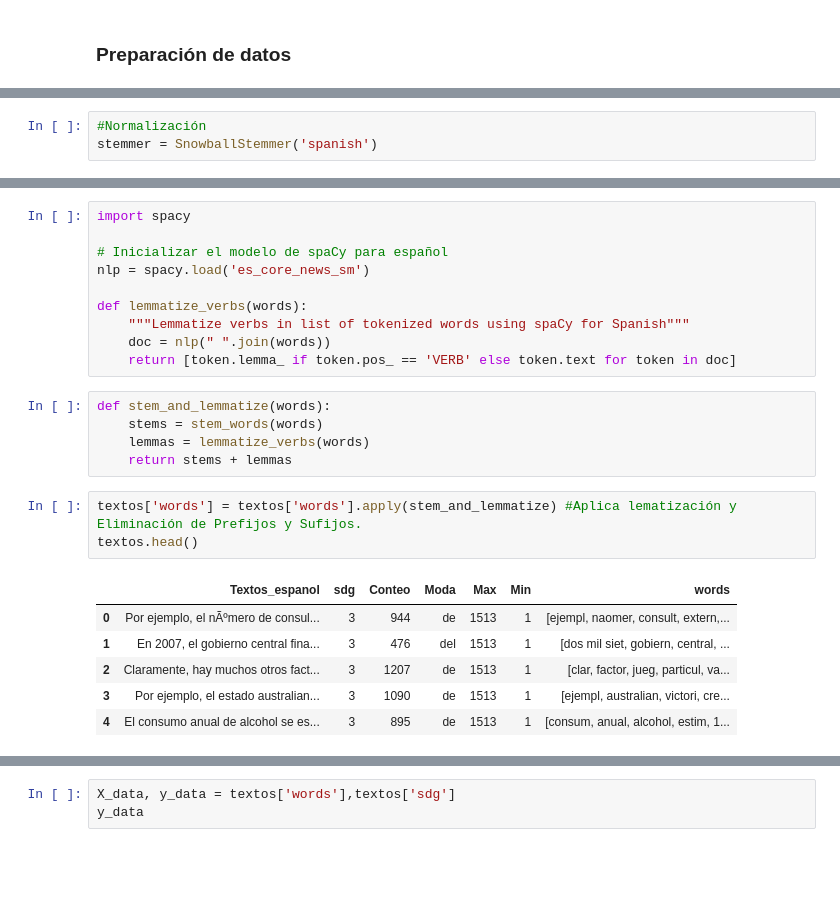
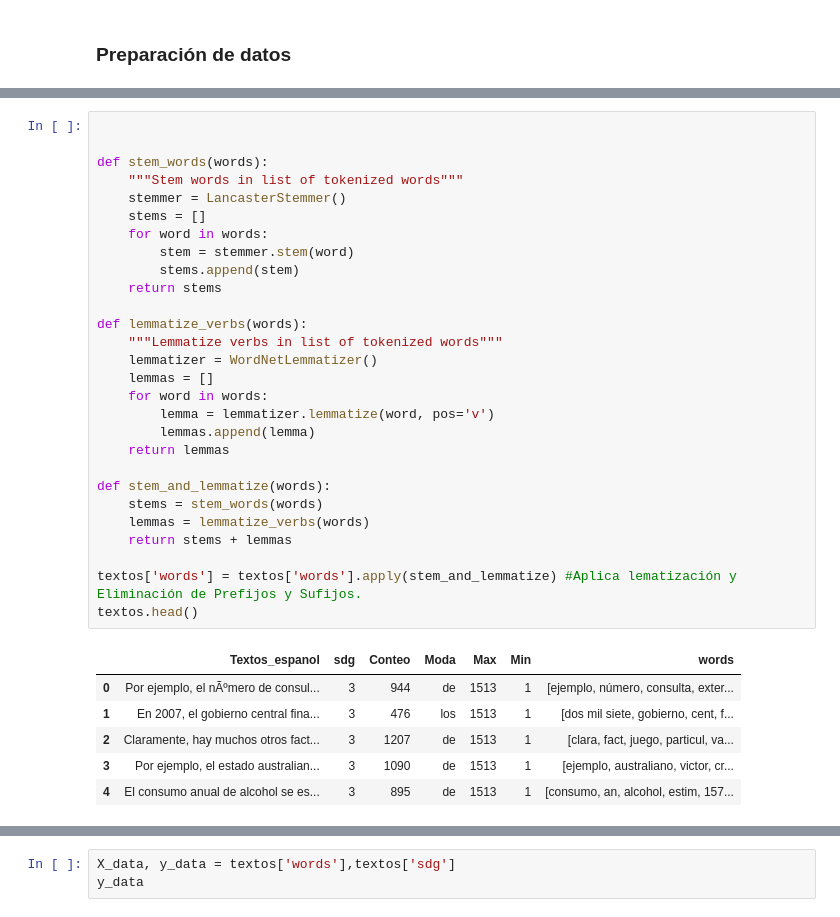
Before and after one commit to JuanCaGC/Proyecto1-BI202302, a Jupyter notebook: Proyecto1/Proyecto1.ipynb, the cells around one changed output, grey strips where cells are left out. Drawn from its saved outputs; the diff is of its cells as text; blank space fills up the shorter version.

```diff
--- a/Proyecto1/Proyecto1.ipynb
+++ b/Proyecto1/Proyecto1.ipynb
@@ -168,6 +192,3 @@ textos.head()
 | 2 | Claramente, hay muchos otros fact... | 3 | 1207 | de | 1513 | 1 | [claramente, factores, juego, par... |
 | 3 | Por ejemplo, el estado australian... | 3 | 1090 | de | 1513 | 1 | [ejemplo, australiano, victoria, ... |
 | 4 | El consumo anual de alcohol se es... | 3 | 895 | de | 1513 | 1 | [consumo, anual, alcohol, estima,... |
-# %%
-#Normalización
-stemmer = SnowballStemmer('spanish')
@@ -200,28 +195,38 @@ You can now load the package via spacy.load('es_core_news_sm')
-# %%
-import spacy
-
-# Inicializar el modelo de spaCy para español
-nlp = spacy.load('es_core_news_sm')
-
-def lemmatize_verbs(words):
-    """Lemmatize verbs in list of tokenized words using spaCy for Spanish"""
-    doc = nlp(" ".join(words))
-    return [token.lemma_ if token.pos_ == 'VERB' else token.text for token in doc]
-# %%
-def stem_and_lemmatize(words):
-    stems = stem_words(words)
-    lemmas = lemmatize_verbs(words)
-    return stems + lemmas
-# %%
-textos['words'] = textos['words'].apply(stem_and_lemmatize) #Aplica lematización y Eliminación de Prefijos y Sufijos.
-textos.head()
-# %% [output]
-|  | Textos_espanol | sdg | Conteo | Moda | Max | Min | words |
-| 0 | Por ejemplo, el nÃºmero de consul... | 3 | 944 | de | 1513 | 1 | [ejempl, naomer, consult, extern,... |
-| 1 | En 2007, el gobierno central fina... | 3 | 476 | del | 1513 | 1 | [dos mil siet, gobiern, central, ... |
-| 2 | Claramente, hay muchos otros fact... | 3 | 1207 | de | 1513 | 1 | [clar, factor, jueg, particul, va... |
-| 3 | Por ejemplo, el estado australian... | 3 | 1090 | de | 1513 | 1 | [ejempl, australian, victori, cre... |
-| 4 | El consumo anual de alcohol se es... | 3 | 895 | de | 1513 | 1 | [consum, anual, alcohol, estim, 1... |
+# %%
+
+
+def stem_words(words):
+    """Stem words in list of tokenized words"""
+    stemmer = LancasterStemmer()
+    stems = []
+    for word in words:
+        stem = stemmer.stem(word)
+        stems.append(stem)
+    return stems
+
+def lemmatize_verbs(words):
+    """Lemmatize verbs in list of tokenized words"""
+    lemmatizer = WordNetLemmatizer()
+    lemmas = []
+    for word in words:
+        lemma = lemmatizer.lemmatize(word, pos='v')
+        lemmas.append(lemma)
+    return lemmas
+
+def stem_and_lemmatize(words):
+    stems = stem_words(words)
+    lemmas = lemmatize_verbs(words)
+    return stems + lemmas
+
+textos['words'] = textos['words'].apply(stem_and_lemmatize) #Aplica lematización y Eliminación de Prefijos y Sufijos.
+textos.head()
+# %% [output]
+|  | Textos_espanol | sdg | Conteo | Moda | Max | Min | words |
+| 0 | Por ejemplo, el nÃºmero de consul... | 3 | 944 | de | 1513 | 1 | [ejemplo, número, consulta, exter... |
+| 1 | En 2007, el gobierno central fina... | 3 | 476 | los | 1513 | 1 | [dos mil siete, gobierno, cent, f... |
+| 2 | Claramente, hay muchos otros fact... | 3 | 1207 | de | 1513 | 1 | [clara, fact, juego, particul, va... |
+| 3 | Por ejemplo, el estado australian... | 3 | 1090 | de | 1513 | 1 | [ejemplo, australiano, victor, cr... |
+| 4 | El consumo anual de alcohol se es... | 3 | 895 | de | 1513 | 1 | [consumo, an, alcohol, estim, 157... |
 # %%
 #Separacion variable predictora
 textos['words'] = textos['words'].apply(lambda x: ' '.join(map(str, x)))
```
Also changed, not shown: parts of 98 cells of this notebook, 1 other file.
